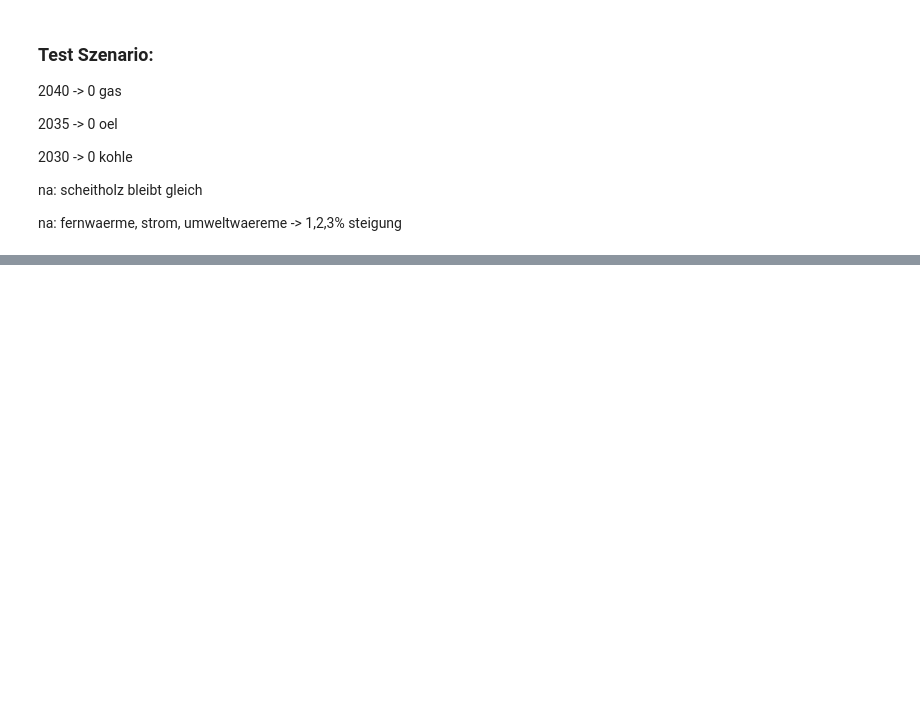
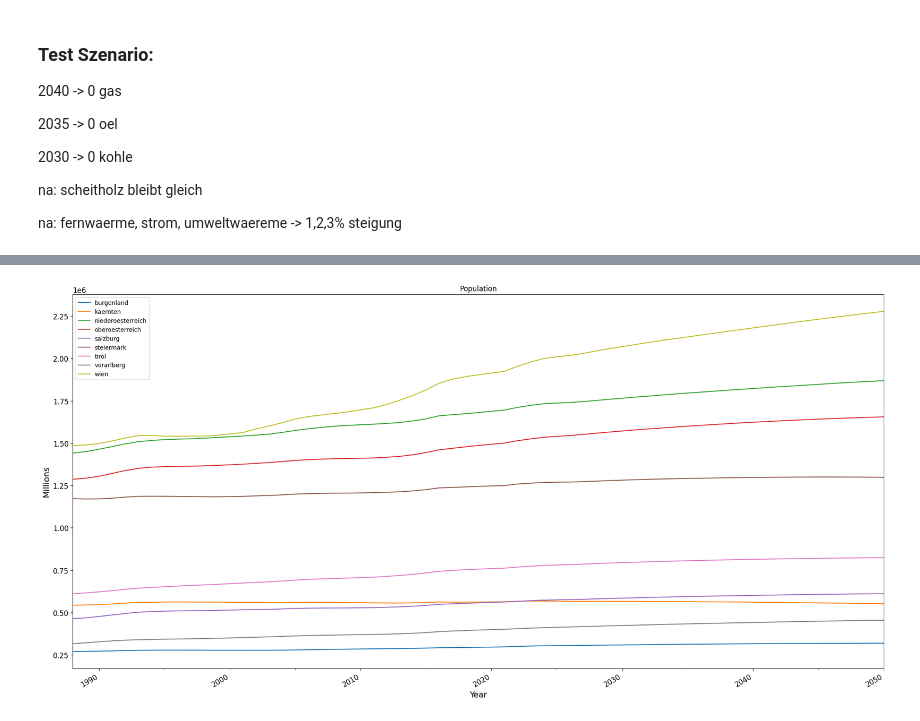
Before and after one commit to tiZyJoshi/MasterProject, a Jupyter notebook: result.ipynb, the cells around one changed output, grey strips where cells are left out. Cells and saved outputs as stored; diff of their text form; code cells hidden in the pictures; blank space fills up the shorter version.

```diff
--- a/result.ipynb
+++ b/result.ipynb
@@ -243,3 +278,27 @@ plot_result(oesterreich, test_scenario_oesterreich_result)
+# %%
+b_data_sum = pd.DataFrame([b_data[land.name] for land in general_data.laender.values()])
+
+matplotlib.rcParams["figure.figsize"] = (20,10)
+matplotlib.rcParams['axes.labelsize'] = 14
+matplotlib.rcParams['xtick.labelsize'] = 12
+matplotlib.rcParams['ytick.labelsize'] = 12
+matplotlib.rcParams['text.color'] = 'k'
+
+fig, ax1 = plt.subplots(nrows=1, ncols=1, sharex=True)
+
+b_data_sum.transpose().plot(ax=ax1)
+ax1.set_title('Population')
+ax1.set_xlabel('Year')
+ax1.set_ylabel('Millions')
+
+fig.autofmt_xdate()
+plt.tight_layout()
+
+plt.show()
+
+#b_data_sum.transpose().plot()
+# %% [output]
+[figure, added]
 # %%
 
 def create_limit_scenario(series: pd.Series, start: str, factor):
```
Also changed, not shown: parts of 8 cells of this notebook, 2 other files.
